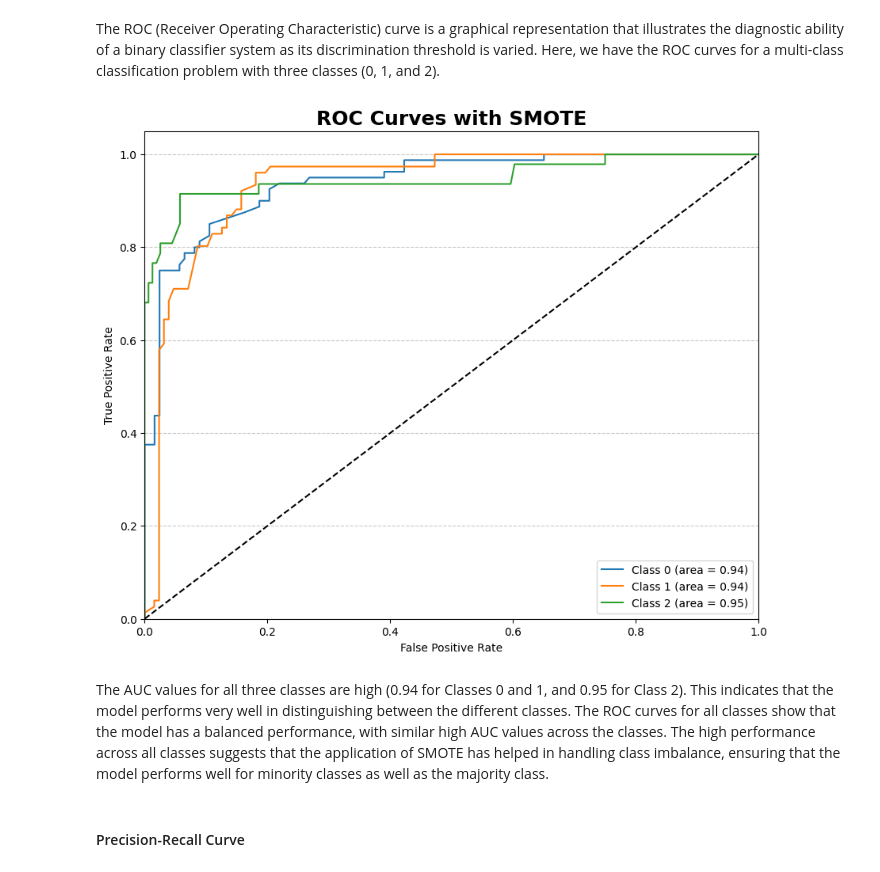
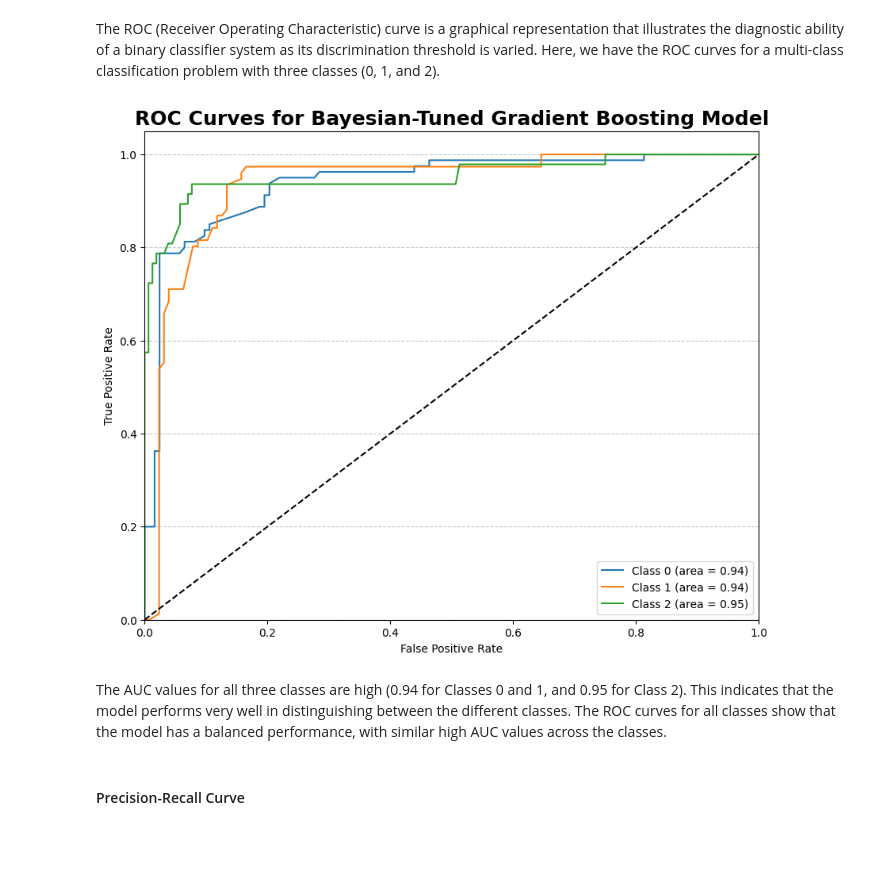
Before and after one commit to molitorl/Projekt-LJL, a Jupyter notebook: Maternal_Health_Risk_Classification_Model.ipynb, the cells around one changed output. Drawn from its saved outputs; the diff is of its cells as text; code cells hidden in the pictures; blank space fills up the shorter version.

```diff
--- a/Maternal_Health_Risk_Classification_Model.ipynb
+++ b/Maternal_Health_Risk_Classification_Model.ipynb
@@ -206,19 +243,5 @@ raw_data
 # %% [markdown]
 ## Decision Trees
-# %%
-from sklearn.model_selection import train_test_split
-from sklearn.preprocessing import LabelEncoder
-
-# Encode the 'RiskLevel' column
-label_encoder = LabelEncoder()
-raw_data['RiskLevel'] = label_encoder.fit_transform(raw_data['RiskLevel'])
-
-# Split the data into features and target variable
-X = raw_data.drop('RiskLevel', axis=1)
-y = raw_data['RiskLevel']
-
-# Split the data into training and testing sets
-X_train, X_test, y_train, y_test = train_test_split(X, y, test_size=0.33, random_state=42)
 # %%
 from sklearn.tree import DecisionTreeClassifier
 
@@ -1063,33 +1170,33 @@ Passing `palette` without assigning `hue` is deprecated and will be removed in v
 # %% [markdown]
 The ROC (Receiver Operating Characteristic) curve is a graphical representation that illustrates the diagnostic ability of a binary classifier system as its discrimination threshold is varied. Here, we have the ROC curves for a multi-class classification problem with three classes (0, 1, and 2).
 # %%
+import matplotlib.pyplot as plt
 from sklearn.metrics import roc_curve, auc
 
 # Function to plot ROC curves
-def plot_roc_curves_with_smote(model, X_test, y_test, title):
+def plot_roc_curves(model, X_test, y_test, title):
     plt.figure(figsize=(10, 8))
     for i in range(3):  # assuming 3 classes
         fpr, tpr, _ = roc_curve(y_test == i, model.predict_proba(X_test)[:, i])
         roc_auc = auc(fpr, tpr)
         plt.plot(fpr, tpr, label=f'Class {i} (area = {roc_auc:.2f})')
     plt.plot([0, 1], [0, 1], 'k--')
     plt.xlim([0.0, 1.0])
     plt.ylim([0.0, 1.05])
     plt.xlabel('False Positive Rate')
     plt.ylabel('True Positive Rate')
     plt.title(title, fontsize=18, fontweight='bold')
     plt.legend(loc="lower right")
     plt.grid(axis='y', linestyle='--', alpha=0.7)
     plt.show()
 
-# ROC Curve with SMOTE
-plot_roc_curves_with_smote(gb_model_smote, X_test, y_test, 'ROC Curves with SMOTE')
+# Plot ROC curves for the Bayesian-tuned model
+plot_roc_curves(gb_model, X_test, y_test, 'ROC Curves for Bayesian-Tuned Gradient Boosting Model')
 # %% [output]
-[figure, old version]
+[figure, new version]
 # %% [markdown]
 The AUC values for all three classes are high (0.94 for Classes 0 and 1, and 0.95 for Class 2). This indicates that the model performs very well in distinguishing between the different classes.
 The ROC curves for all classes show that the model has a balanced performance, with similar high AUC values across the classes.
-The high performance across all classes suggests that the application of SMOTE has helped in handling class imbalance, ensuring that the model performs well for minority classes as well as the majority class.
 # %% [markdown]
 #### Precision-Recall Curve
 # %% [markdown]
```
Also changed, not shown: parts of 112 cells of this notebook.
